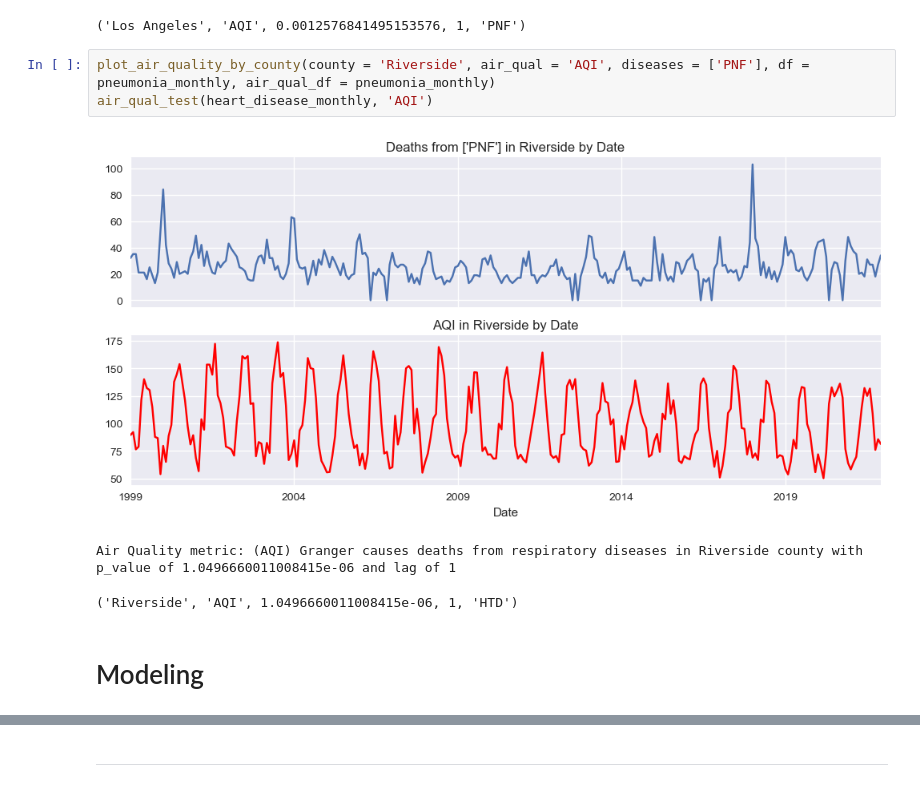
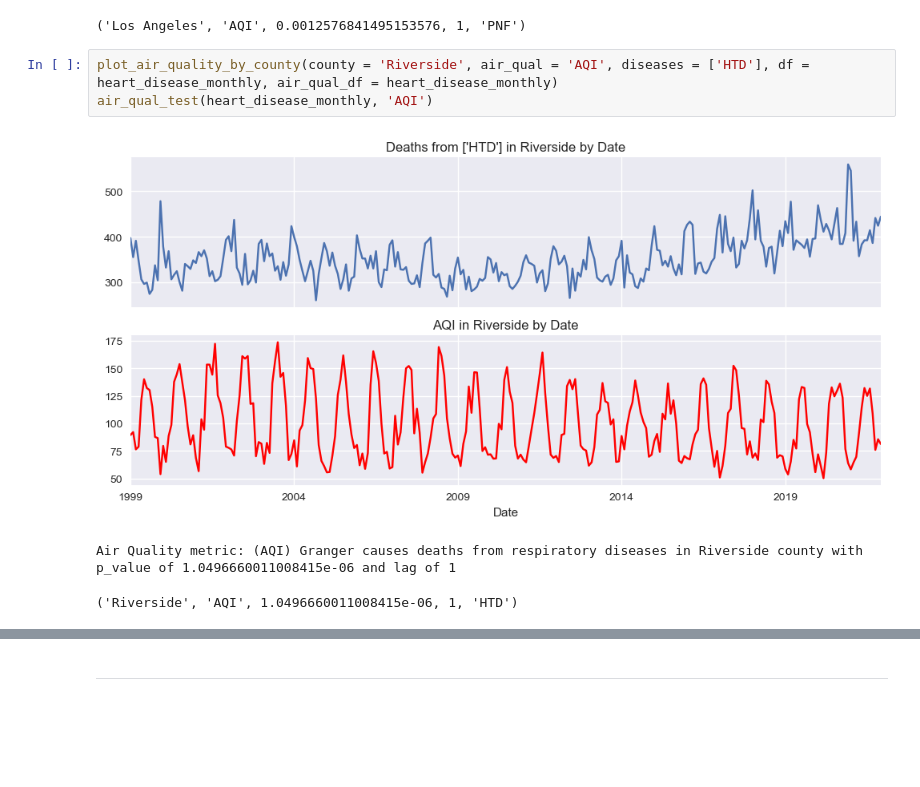
Before and after one commit to ralatorr/project_4, a Jupyter notebook: alexspradling.ipynb, the cells around one changed output, grey strips where cells are left out. Saved outputs shown, nothing was run; the diff lists cells and outputs as text; blank space fills up the shorter version.

```diff
--- a/alexspradling.ipynb
+++ b/alexspradling.ipynb
@@ -425,11 +670,9 @@ Air quality metric not in dataset.
 Air Quality metric: (AQI) Granger causes deaths from respiratory diseases in Los Angeles county with p_value of 0.0012576841495153576 and lag of 1
 ('Los Angeles', 'AQI', 0.0012576841495153576, 1, 'PNF')
 # %%
-plot_air_quality_by_county(county = 'Riverside', air_qual = 'AQI', diseases = ['PNF'], df = pneumonia_monthly, air_qual_df = pneumonia_monthly)
+plot_air_quality_by_county(county = 'Riverside', air_qual = 'AQI', diseases = ['HTD'], df = heart_disease_monthly, air_qual_df = heart_disease_monthly)
 air_qual_test(heart_disease_monthly, 'AQI')
 # %% [output]
-[figure, old version]
+[figure, new version]
 Air Quality metric: (AQI) Granger causes deaths from respiratory diseases in Riverside county with p_value of 1.0496660011008415e-06 and lag of 1
 ('Riverside', 'AQI', 1.0496660011008415e-06, 1, 'HTD')
-# %% [markdown]
-# Modeling
```
Also changed, not shown: parts of 42 cells of this notebook, 2 other files.
